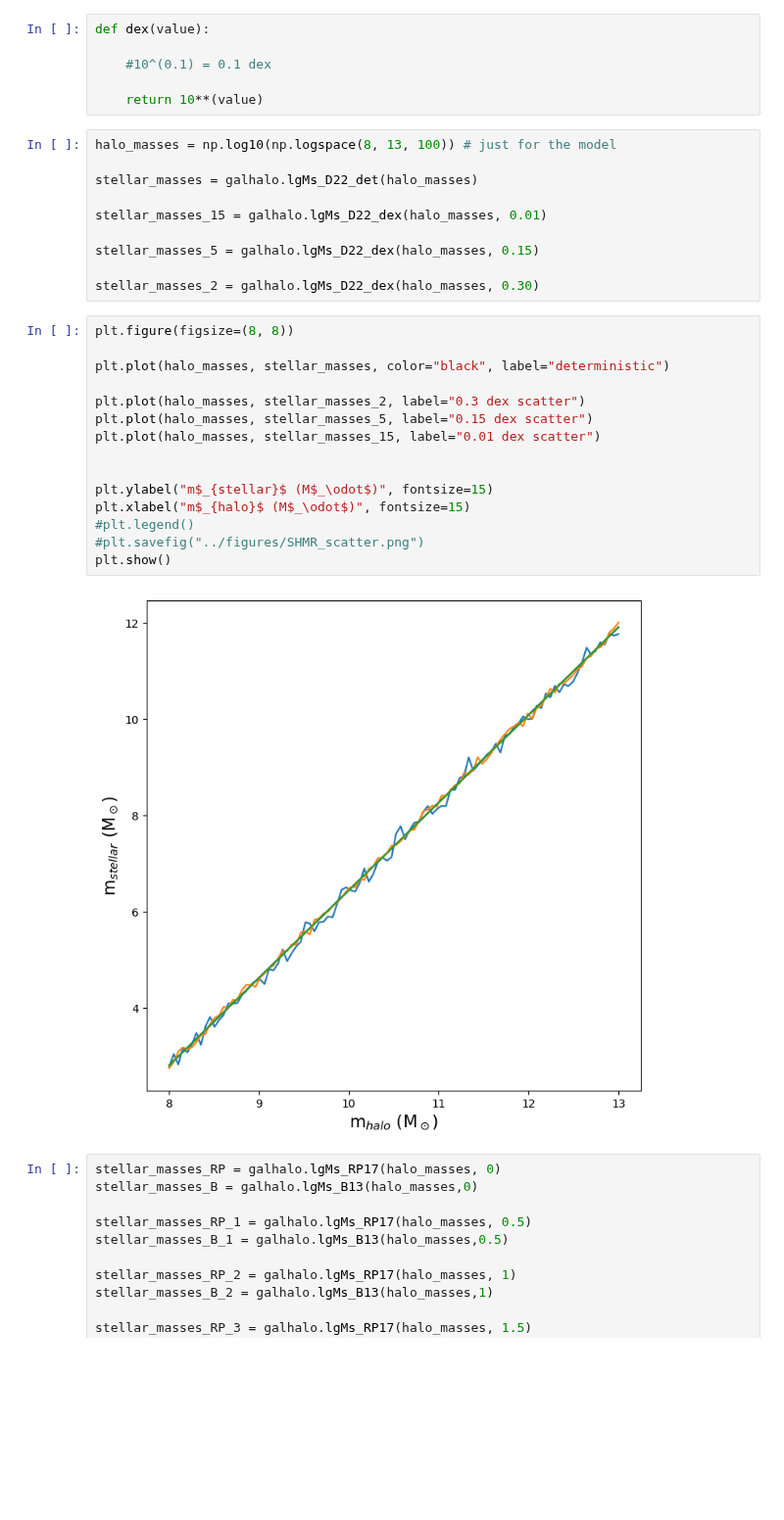
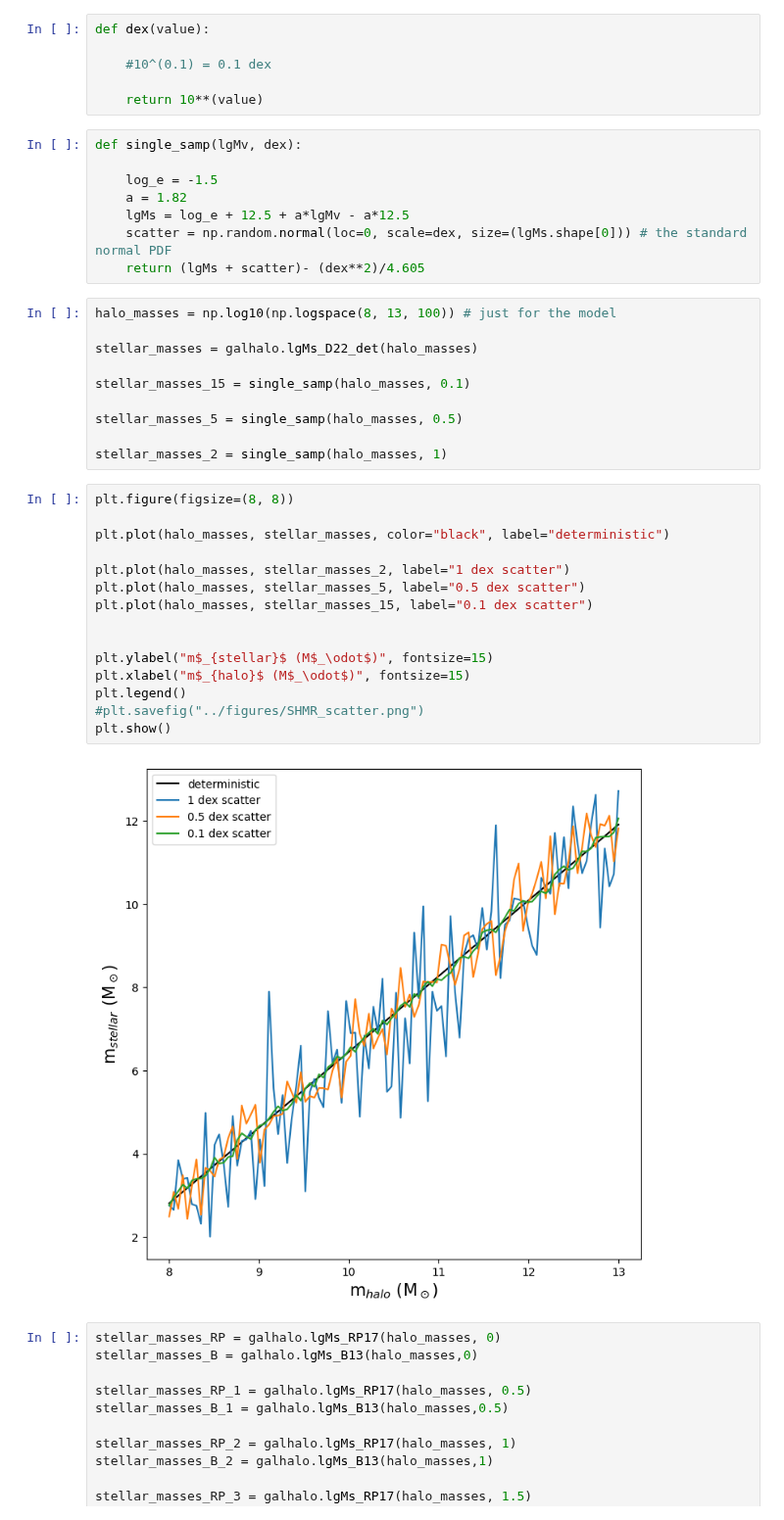
Before and after one commit to jsmonzon/SatGen, a Jupyter notebook: notebooks/SHMR.ipynb, the cells around one changed output. Shown at 98% size. Drawn from its saved outputs; the diff is of its cells as text; blank space fills up the shorter version.

```diff
--- a/notebooks/SHMR.ipynb
+++ b/notebooks/SHMR.ipynb
@@ -47,33 +40,41 @@ def dex(value):
     #10^(0.1) = 0.1 dex
 
     return 10**(value)
+# %%
+def single_samp(lgMv, dex):
+
+    log_e = -1.5
+    a = 1.82
+    lgMs = log_e + 12.5 + a*lgMv - a*12.5
+    scatter = np.random.normal(loc=0, scale=dex, size=(lgMs.shape[0])) # the standard normal PDF
+    return (lgMs + scatter)- (dex**2)/4.605
 # %%
 halo_masses = np.log10(np.logspace(8, 13, 100)) # just for the model
 
 stellar_masses = galhalo.lgMs_D22_det(halo_masses)
 
-stellar_masses_15 = galhalo.lgMs_D22_dex(halo_masses, 0.01)
+stellar_masses_15 = single_samp(halo_masses, 0.1)
 
-stellar_masses_5 = galhalo.lgMs_D22_dex(halo_masses, 0.15)
+stellar_masses_5 = single_samp(halo_masses, 0.5)
 
-stellar_masses_2 = galhalo.lgMs_D22_dex(halo_masses, 0.30)
+stellar_masses_2 = single_samp(halo_masses, 1)
 # %%
 plt.figure(figsize=(8, 8))
 
 plt.plot(halo_masses, stellar_masses, color="black", label="deterministic")
 
-plt.plot(halo_masses, stellar_masses_2, label="0.3 dex scatter")
-plt.plot(halo_masses, stellar_masses_5, label="0.15 dex scatter")
-plt.plot(halo_masses, stellar_masses_15, label="0.01 dex scatter")
+plt.plot(halo_masses, stellar_masses_2, label="1 dex scatter")
+plt.plot(halo_masses, stellar_masses_5, label="0.5 dex scatter")
+plt.plot(halo_masses, stellar_masses_15, label="0.1 dex scatter")
 
 
 plt.ylabel("m$_{stellar}$ (M$_\odot$)", fontsize=15)
 plt.xlabel("m$_{halo}$ (M$_\odot$)", fontsize=15)
-#plt.legend()
+plt.legend()
 #plt.savefig("../figures/SHMR_scatter.png")
 plt.show()
 # %% [output]
-[figure, old version]
+[figure, new version]
 # %%
 stellar_masses_RP = galhalo.lgMs_RP17(halo_masses, 0)
 stellar_masses_B = galhalo.lgMs_B13(halo_masses,0)
```
Also changed, not shown: parts of 10 cells of this notebook, 10 other files.
